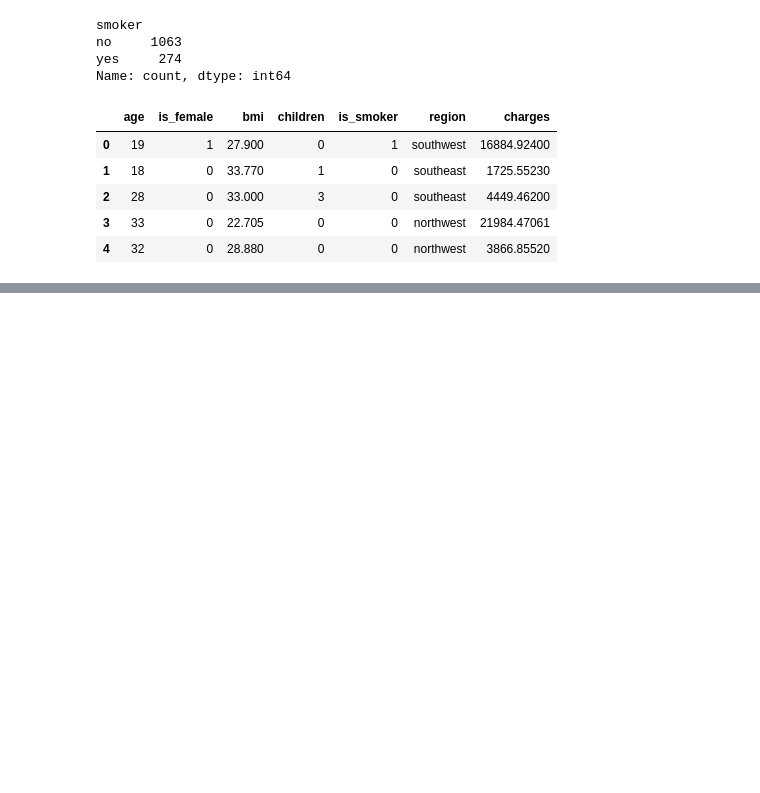
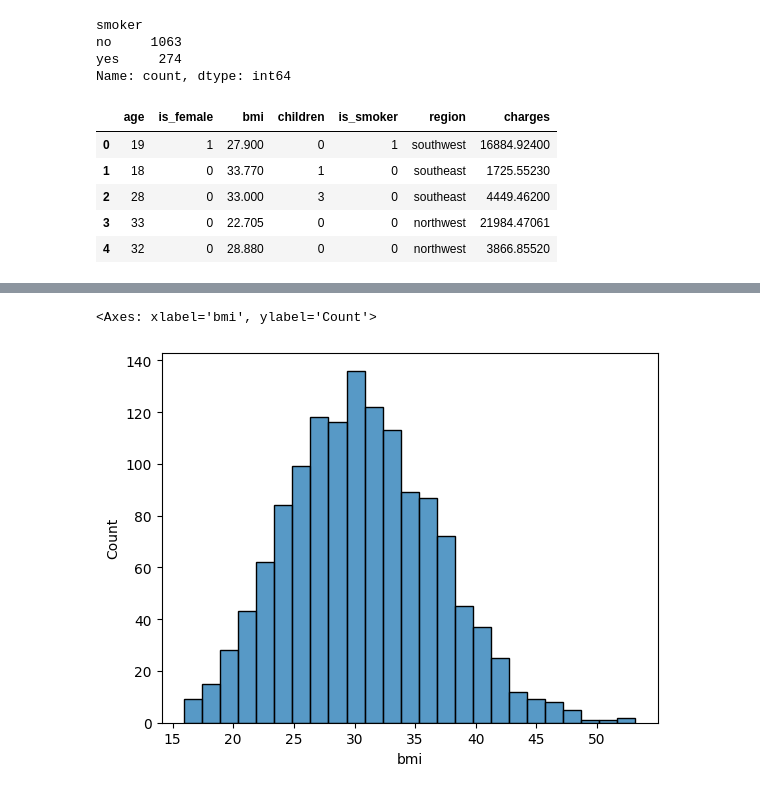
Before and after one commit to riddhimagupta2/AI-ML, a Jupyter notebook: new_py.ipynb, the cells around one changed output, grey strips where cells are left out. Cells and saved outputs as stored; diff of their text form; code cells hidden in the pictures; blank space fills up the shorter version.

```diff
--- a/new_py.ipynb
+++ b/new_py.ipynb
@@ -193,0 +228,5 @@ KeyError: 'region'
+# %%
+sns.histplot(data['bmi'])
+# %% [output]
+<Axes: xlabel='bmi', ylabel='Count'>
+[figure, added]
```
Also changed, not shown: parts of 14 cells of this notebook.
